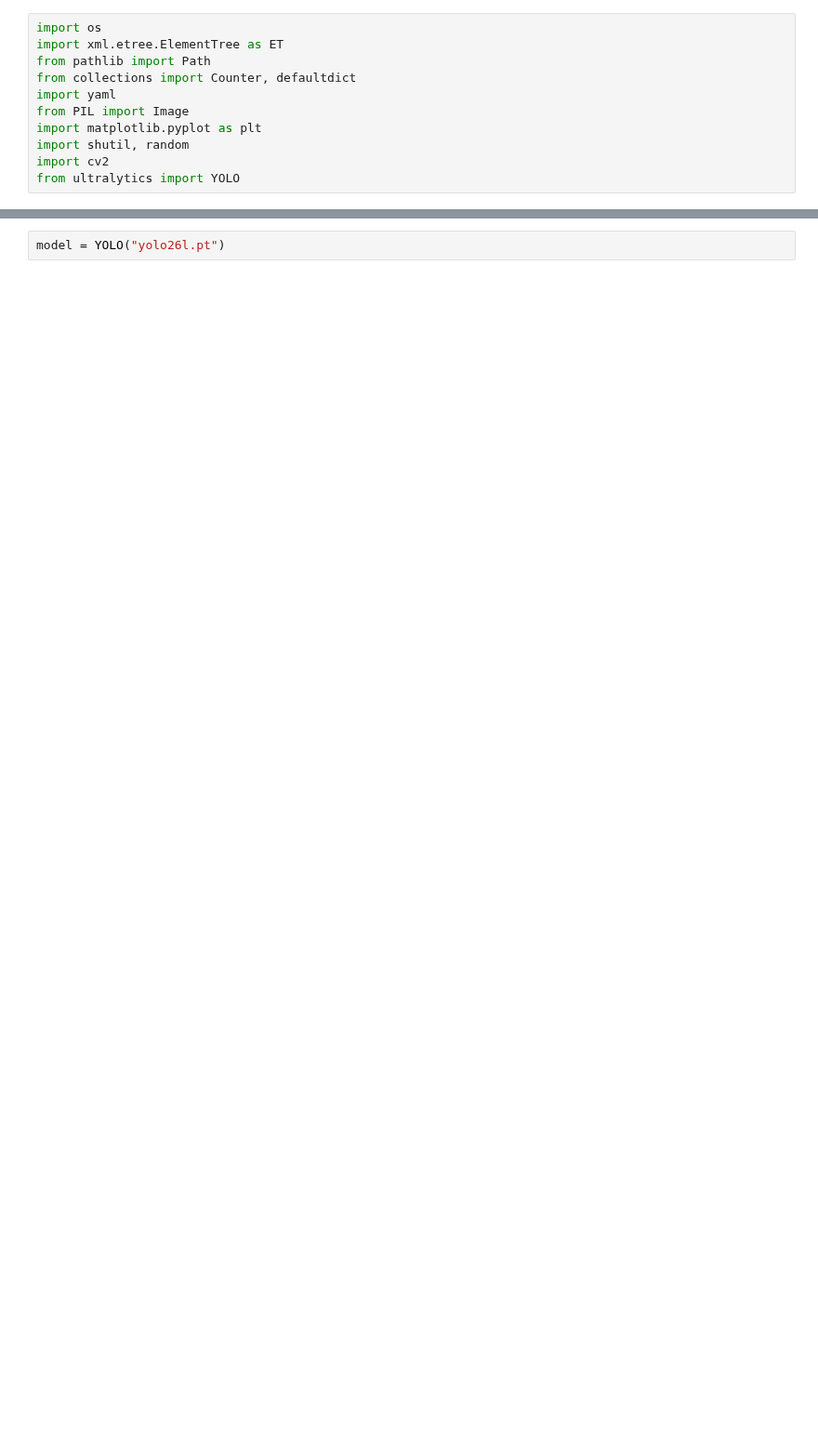
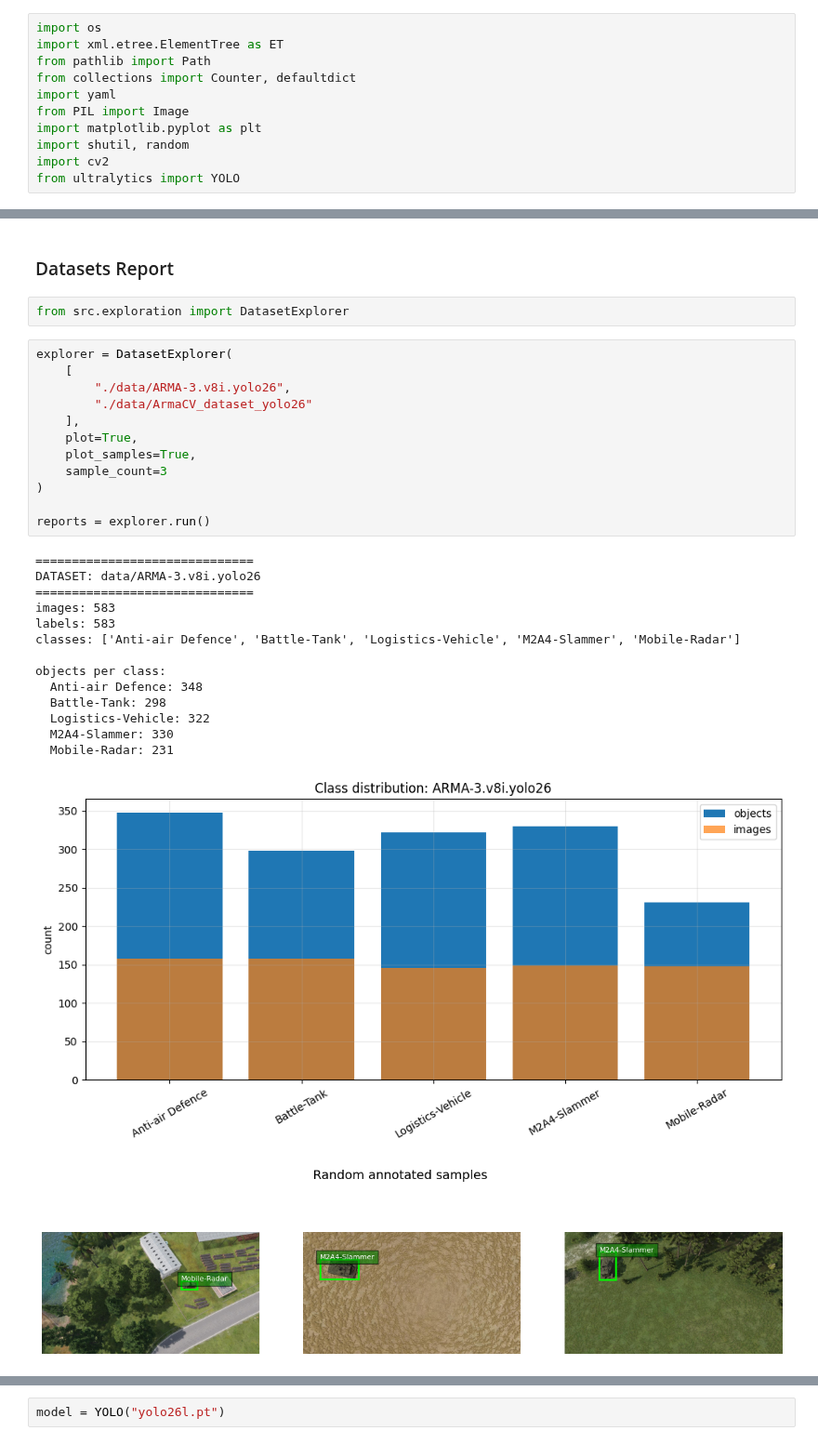
Before and after one commit to MinaGH101/SIB, a Jupyter notebook: yolo26.ipynb, the cells around one changed output, grey strips where cells are left out. Shown at 93% size. Drawn from its saved outputs; the diff is of its cells as text; blank space fills up the shorter version.

```diff
--- a/yolo26.ipynb
+++ b/yolo26.ipynb
@@ -369,0 +12,32 @@ def merge_to_vehicle_groups(datasets, output_dir):
+# %% [markdown]
+### Datasets Report
+# %%
+from src.exploration import DatasetExplorer
+# %%
+explorer = DatasetExplorer(
+    [
+        "./data/ARMA-3.v8i.yolo26",
+        "./data/ArmaCV_dataset_yolo26"
+    ],
+    plot=True,
+    plot_samples=True,
+    sample_count=3
+)
+
+reports = explorer.run()
+# %% [output]
+==============================
+DATASET: data/ARMA-3.v8i.yolo26
+==============================
+images: 583
+labels: 583
+classes: ['Anti-air Defence', 'Battle-Tank', 'Logistics-Vehicle', 'M2A4-Slammer', 'Mobile-Radar']
+
+objects per class:
+  Anti-air Defence: 348
+  Battle-Tank: 298
+  Logistics-Vehicle: 322
+  M2A4-Slammer: 330
+  Mobile-Radar: 231
+[figure, added]
+[figure, added]
```
Also changed, not shown: parts of 14 cells of this notebook, 28 other files.
